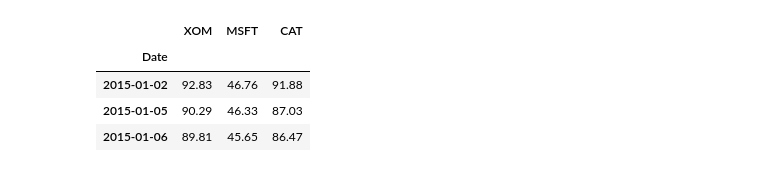
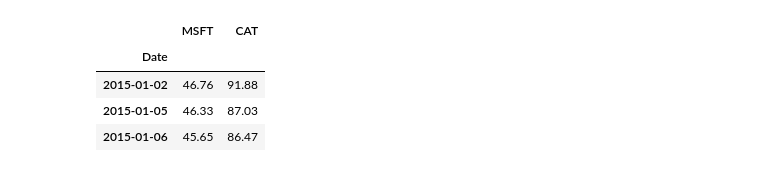
Before and after one commit to anastasia-yaschenko/Markovitz, a Jupyter notebook: ap.ipynb, the cells around one changed output. Drawn from its saved outputs; the diff is of its cells as text; code cells hidden in the pictures.

```diff
--- a/ap.ipynb
+++ b/ap.ipynb
@@ -8,5 +9,5 @@ import investpy
 # %%
-stocknam=['XOM','MSFT', 'CAT','DIS','PFE','SBUX','AMD','T','AAPL','GE']
+stocknam=['GE','MSFT', 'CAT','DIS','PFE','SBUX','AMD','T','AAPL','GS','PG','XOM']
 
 stock=investpy.get_stock_historical_data(stock=stocknam[0],country='united states', from_date='01/01/2015', to_date='01/01/2020')['Close']
 stock=pd.DataFrame(stock)
@@ -19,6 +20,6 @@ for s in range(1,len(stocknam)):
 
 sp=investpy.indices.get_index_historical_data(index='S&P 500',country='united states', from_date='01/01/2015', to_date='01/01/2020')['Close']
 stock=pd.concat([stock,sp],axis=1)
-stock.columns=['XOM','MSFT', 'CAT','DIS','PFE','SBUX','AMD','T','AAPL','GE','S&P 500']
+stock.columns=stocknam+['S&P 500']
 
 stock.to_excel('data_stocks.xlsx')
@@ -41,10 +53,11 @@ num_ports = 50
 # %%
-data=stock.iloc[:,:-8]
+#stocks we currently work with
+data=stock.iloc[:,1:3]
 data.head(3)
 # %% [output]
-|  | XOM | MSFT | CAT |
-| Date |  |  |  |
-| 2015-01-02 | 92.83 | 46.76 | 91.88 |
-| 2015-01-05 | 90.29 | 46.33 | 87.03 |
-| 2015-01-06 | 89.81 | 45.65 | 86.47 |
+|  | MSFT | CAT |
+| Date |  |  |
+| 2015-01-02 | 46.76 | 91.88 |
+| 2015-01-05 | 46.33 | 87.03 |
+| 2015-01-06 | 45.65 | 86.47 |
 # %%
```
Also changed, not shown: parts of 46 cells of this notebook.
